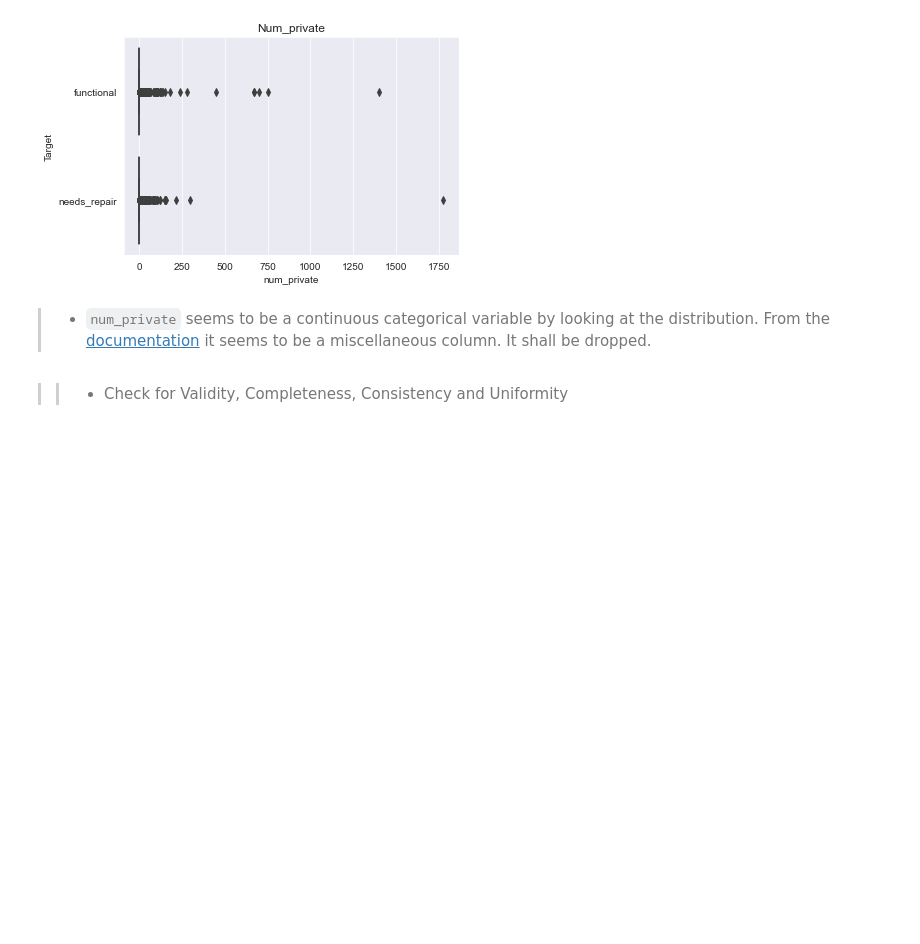
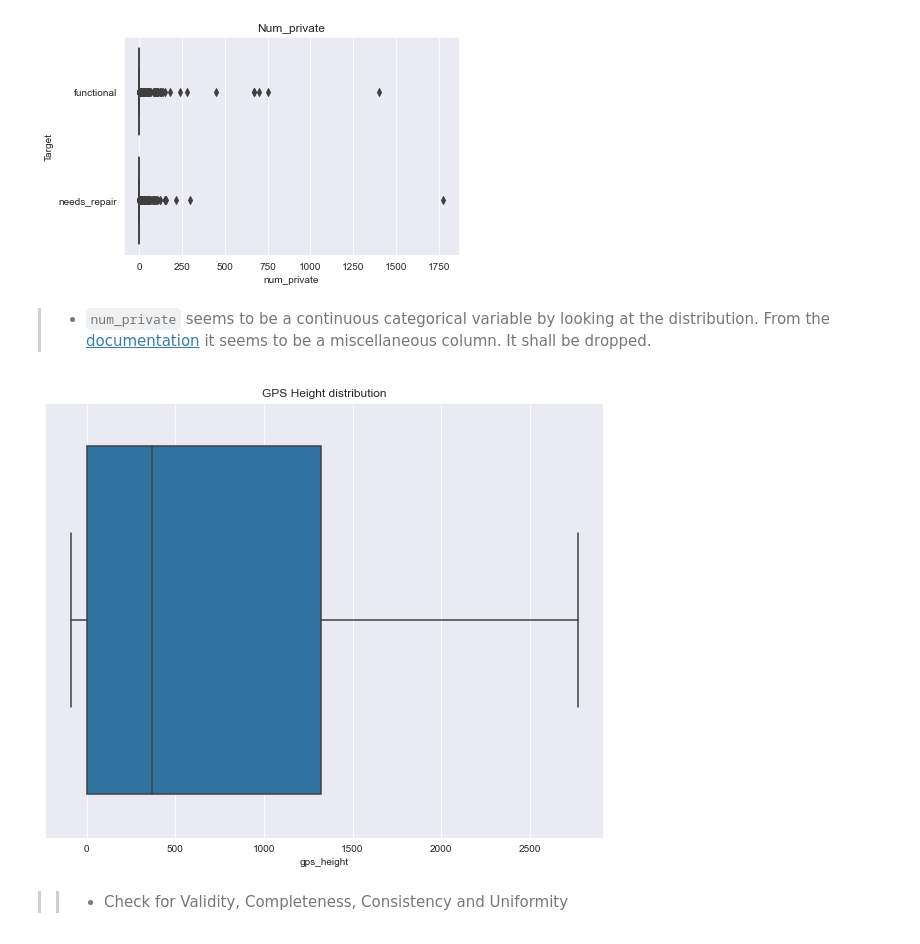
Before and after one commit to R3TR0Quan/tanzania-wells-classification, a Jupyter notebook: explore.ipynb, the cells around one changed output. Cells and saved outputs as stored; diff of their text form; code cells hidden in the pictures; blank space fills up the shorter version.

```diff
--- a/explore.ipynb
+++ b/explore.ipynb
@@ -306,6 +308,14 @@ plt.ylabel('Target');
 [figure]
 # %% [markdown]
 > * `num_private` seems to be a continuous categorical variable by looking at the distribution. From the [documentation](https://www.drivendata.org/competitions/7/pump-it-up-data-mining-the-water-table/page/25/#sub_values) it seems to be a miscellaneous column. It shall be dropped.
+# %%
+#visualize 'gps_height' in boxplot
+plt.figure(figsize=(10, 8))
+sns.boxplot(x='gps_height', data=labelled_train_set)
+plt.title('GPS Height distribution')
+plt.show();
+# %% [output]
+[figure, added]
 # %% [markdown]
 >> * Check for Validity, Completeness, Consistency and Uniformity
 # %% [markdown]
```
Also changed, not shown: parts of 6 cells of this notebook.
